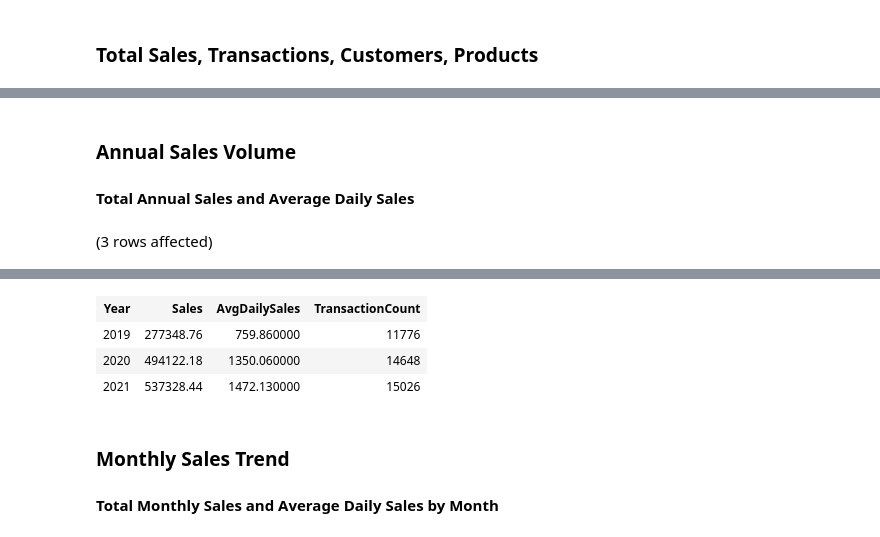
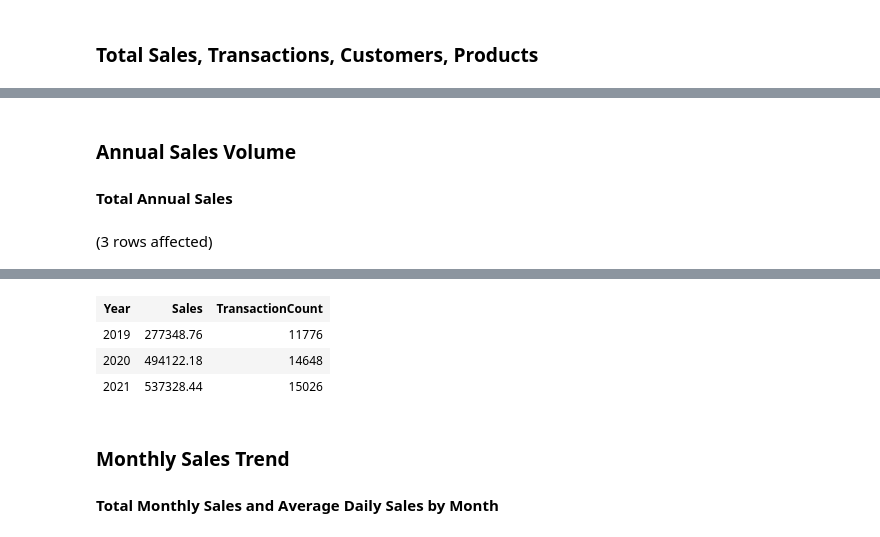
Before and after one commit to msemilyadler/BulkGrocery, a Jupyter notebook: BulkGrocery Data Exploration.ipynb, the cells around one changed output, grey strips where cells are left out. Drawn from its saved outputs; the diff is of its cells as text; code cells hidden in the pictures.

```diff
--- a/BulkGrocery Data Exploration.ipynb
+++ b/BulkGrocery Data Exploration.ipynb
@@ -24,11 +23,10 @@ Total execution time: 00:00:00.155
 # %% [markdown]
 ### Annual Sales Volume
-#### Total Annual Sales and Average Daily Sales
+#### Total Annual Sales
 # %%
 SELECT
     YEAR(o.OrderDate) AS Year,
     SUM(l.SaleAmount) AS Sales,
-    ROUND(SUM(l.SaleAmount)/(DATEDIFF(Day,DATEFROMPARTS(Year(o.OrderDate),1,1),DATEFROMPARTS(year(o.OrderDate),12,31))+1),2) AS AvgDailySales,
     COUNT(DISTINCT o.OrderID) As TransactionCount
 
 FROM SalesOrderLines AS l
@@ -43,7 +41,7 @@ Total execution time: 00:00:00.161
-| Year | Sales | AvgDailySales | TransactionCount |
-| 2019 | 277348.76 | 759.860000 | 11776 |
-| 2020 | 494122.18 | 1350.060000 | 14648 |
-| 2021 | 537328.44 | 1472.130000 | 15026 |
+| Year | Sales | TransactionCount |
+| 2019 | 277348.76 | 11776 |
+| 2020 | 494122.18 | 14648 |
+| 2021 | 537328.44 | 15026 |
 # %% [markdown]
 ### Monthly Sales Trend
 #### Total Monthly Sales and Average Daily Sales by Month
```
Also changed, not shown: parts of 9 cells of this notebook, 1 other file.
